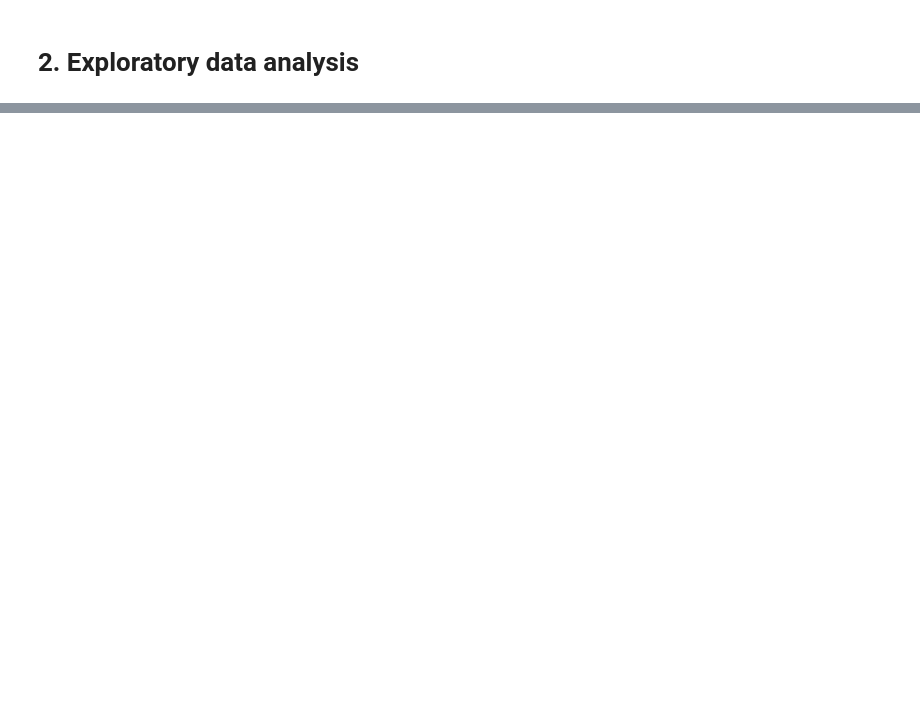
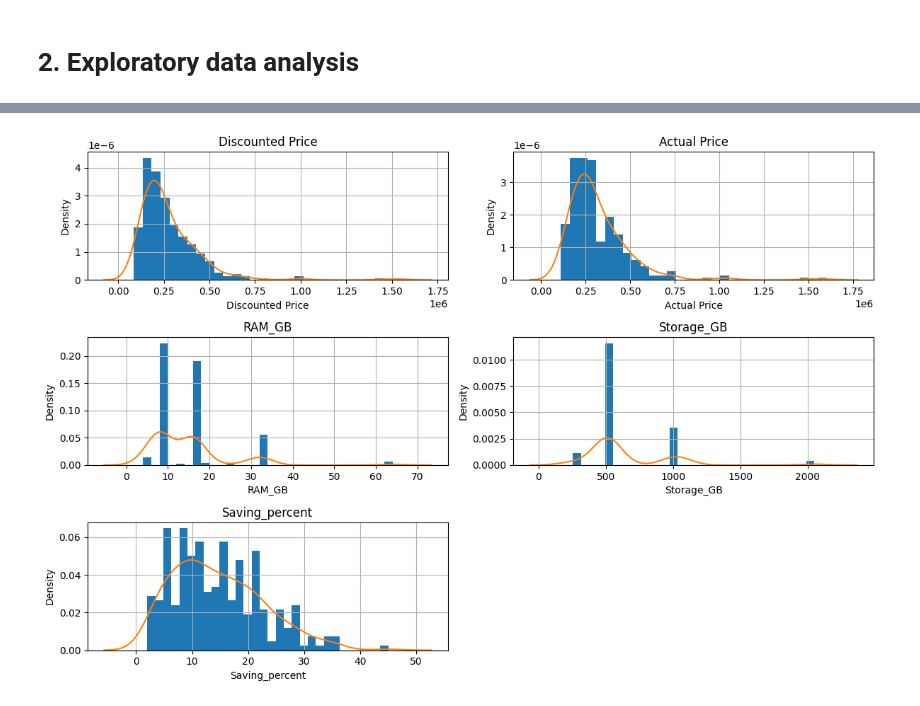
Before and after one commit to Zakaria-Boukeffa/LAPTOP-PRICE-ML, a Jupyter notebook: laptop.ipynb, the cells around one changed output, grey strips where cells are left out. Drawn from its saved outputs; the diff is of its cells as text; code cells hidden in the pictures; blank space fills up the shorter version.

```diff
--- a/laptop.ipynb
+++ b/laptop.ipynb
@@ -233,0 +187,16 @@ df_qnt.describe()
+# %%
+df_qnt.hist(
+    bins=30,
+    figsize=(12,8),
+    density=True
+)
+
+for ax in plt.gcf().axes:
+    for col in df_qnt.columns:
+        if ax.get_title() == col:
+            sns.kdeplot(df_qnt[col], ax=ax)
+
+plt.tight_layout()
+plt.show()
+# %% [output]
+[figure, added]
```
Also changed, not shown: parts of 21 cells of this notebook.
